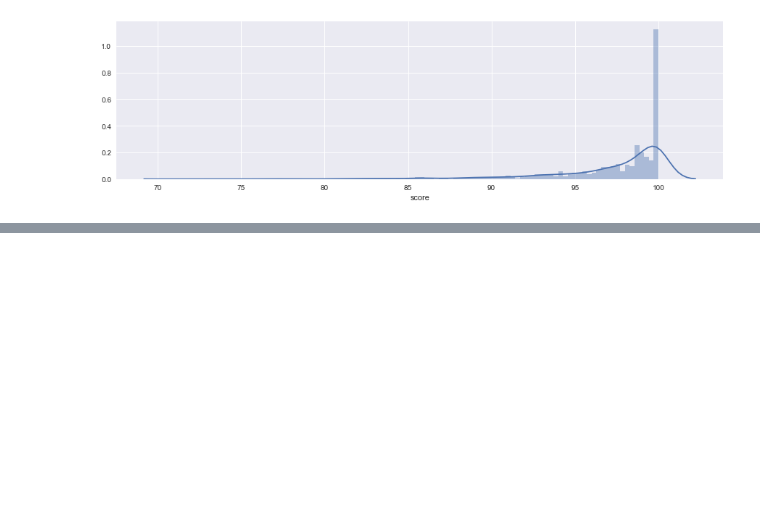
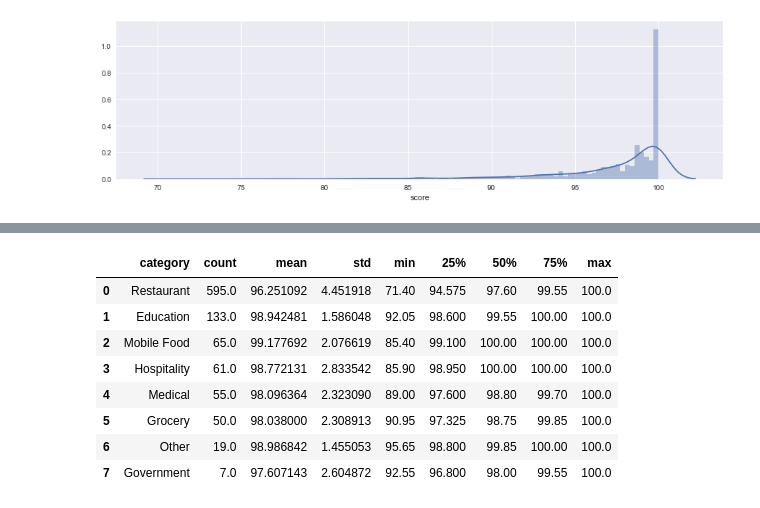
Before and after one commit to bcbarsness/open-health-inspection-analysis, a Jupyter notebook: OpenHealthAnalysis.ipynb, the cells around one changed output, grey strips where cells are left out. Cells and saved outputs as stored; diff of their text form; code cells hidden in the pictures; blank space fills up the shorter version.

```diff
--- a/OpenHealthAnalysis.ipynb
+++ b/OpenHealthAnalysis.ipynb
@@ -59,0 +78,15 @@ sns.countplot(x="category",  data=df)
+# %%
+scoreByCategory = df.drop('smoking', axis=1)
+scoreByCategory = scoreByCategory.groupby('category').describe().unstack()
+scoreByCategory = scoreByCategory['score'].sort_values('count', ascending=False).reset_index()
+scoreByCategory
+# %% [output]
+|  | category | count | mean | std | min | 25% | 50% | 75% | max |
+| 0 | Restaurant | 595.0 | 96.251092 | 4.451918 | 71.40 | 94.575 | 97.60 | 99.55 | 100.0 |
+| 1 | Education | 133.0 | 98.942481 | 1.586048 | 92.05 | 98.600 | 99.55 | 100.00 | 100.0 |
+| 2 | Mobile Food | 65.0 | 99.177692 | 2.076619 | 85.40 | 99.100 | 100.00 | 100.00 | 100.0 |
+| 3 | Hospitality | 61.0 | 98.772131 | 2.833542 | 85.90 | 98.950 | 100.00 | 100.00 | 100.0 |
+| 4 | Medical | 55.0 | 98.096364 | 2.323090 | 89.00 | 97.600 | 98.80 | 99.70 | 100.0 |
+| 5 | Grocery | 50.0 | 98.038000 | 2.308913 | 90.95 | 97.325 | 98.75 | 99.85 | 100.0 |
+| 6 | Other | 19.0 | 98.986842 | 1.455053 | 95.65 | 98.800 | 99.85 | 100.00 | 100.0 |
+| 7 | Government | 7.0 | 97.607143 | 2.604872 | 92.55 | 96.800 | 98.00 | 99.55 | 100.0 |
```
Also changed, not shown: parts of 7 cells of this notebook.
